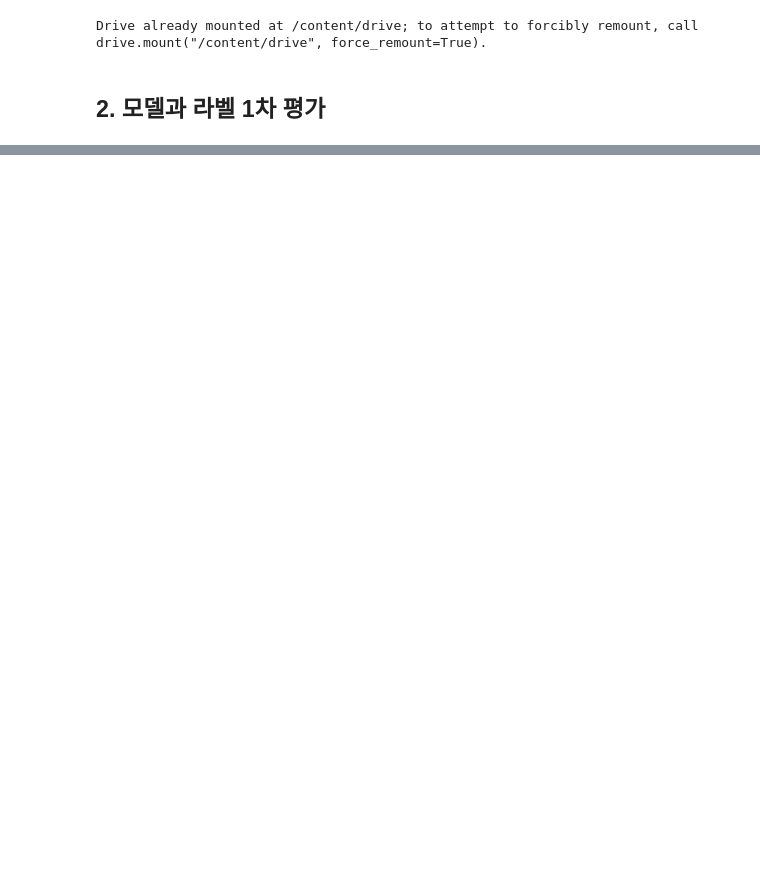
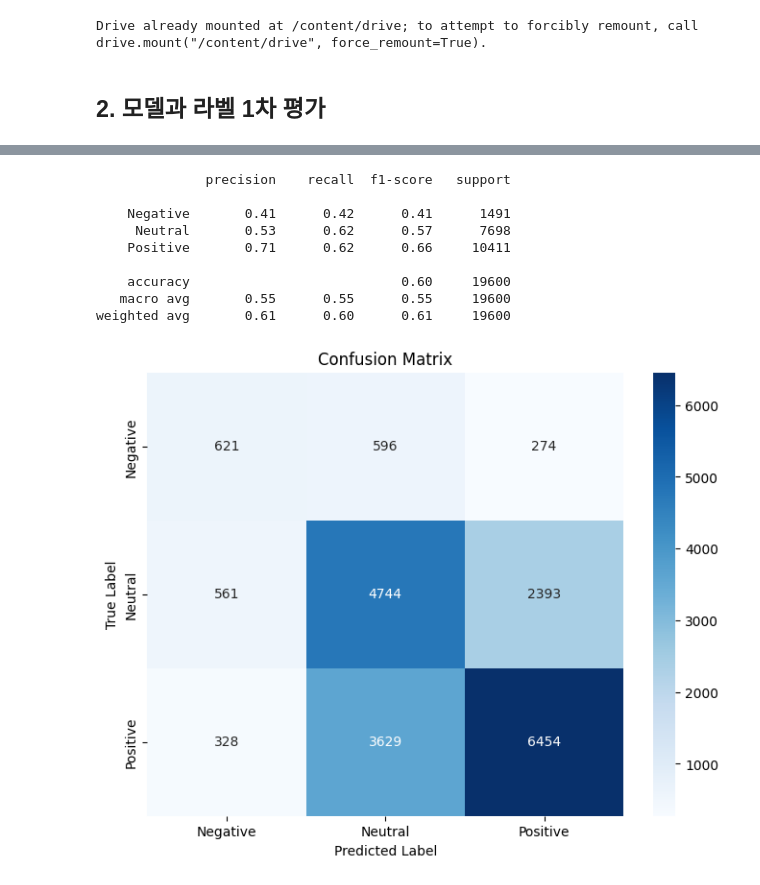
Before and after one commit to blueid13/20242R0136COSE47402, a Jupyter notebook: FinalProject/project.ipynb, the cells around one changed output, grey strips where cells are left out. Cells and saved outputs as stored; diff of their text form; code cells hidden in the pictures; blank space fills up the shorter version.

```diff
--- a/FinalProject/project.ipynb
+++ b/FinalProject/project.ipynb
@@ -237,0 +211,16 @@ print(classification_report(flattened_true_labels, flattened_predicted_labels, t
+# %%
+# 텍스트 데이터 로드
+texts_df = pd.read_csv('/content/drive/MyDrive/Colab Notebooks/COSE474/MVSA/texts.csv')
+# %%
+def preprocess(text):
+    new_text = []
+    for t in text.split(" "):
+        t = '@user' if t.startswith('@') and len(t) > 1 else t
+        t = 'http' if t.startswith('http') else t
+        new_text.append(t)
+    return " ".join(new_text)
+# %%
+texts_df['Text'] = texts_df['Text'].apply(preprocess)
+# %%
+# 라벨 데이터와 텍스트 데이터 병합
+merged_df = pd.merge(label_df, texts_df, on='ID')
@@ -237,0 +275,60 @@ print(classification_report(flattened_true_labels, flattened_predicted_labels, t
+# %%
+# 1. 분류 보고서 출력
+print(classification_report(majority_labels, predicted_labels, target_names=class_names))
+
+# 2. 혼동 행렬 시각화
+cm = confusion_matrix(majority_labels, predicted_labels)
+
+plt.figure(figsize=(8, 6))
+sns.heatmap(cm, annot=True, fmt='d', cmap='Blues', xticklabels=class_names, yticklabels=class_names)
+plt.xlabel('Predicted Label')
+plt.ylabel('True Label')
+plt.title('Confusion Matrix')
+plt.show()
+
+# 3. 정규화된 혼동 행렬 시각화
+cm_normalized = cm.astype('float') / cm.sum(axis=1)[:, np.newaxis]
+
+plt.figure(figsize=(8, 6))
+sns.heatmap(cm_normalized, annot=True, fmt='.2f', cmap='Blues', xticklabels=class_names, yticklabels=class_names)
+plt.xlabel('Predicted Label')
+plt.ylabel('True Label')
+plt.title('Normalized Confusion Matrix')
+plt.show()
+
+# 4. 잘못 분류된 샘플 확인
+misclassified_indices = []
+
+for i, (true_label, pred_label) in enumerate(zip(majority_labels, predicted_labels)):
+    if pred_label != true_label:
+        misclassified_indices.append(i)
+
+print(f"잘못 분류된 샘플 수: {len(misclassified_indices)}")
+
+# 잘못 분류된 샘플 중 일부를 출력
+num_samples_to_show = 5  # 표시할 샘플 수
+
+for idx in misclassified_indices[:num_samples_to_show]:
+    print(f"\n샘플 인덱스: {idx}")
+    print(f"텍스트: {merged_df.iloc[idx]['Text']}")
+    true_label = class_names[majority_labels[idx]]
+    pred_label = class_names[predicted_labels[idx]]
+    print(f"실제 라벨: {true_label}")
+    print(f"예측 라벨: {pred_label}")
+
+# 5. 예시로 첫 번째 샘플의 확률 분포 출력
+first_sample_probs = predicted_probabilities[0][0]
+print(f"\n첫 번째 샘플의 클래스별 확률 분포:")
+for i, prob in enumerate(first_sample_probs):
+    print(f"{class_names[i]}: {prob:.4f}")
+# %% [output]
+              precision    recall  f1-score   support
+
+    Negative       0.41      0.42      0.41      1491
+     Neutral       0.53      0.62      0.57      7698
+    Positive       0.71      0.62      0.66     10411
+
+    accuracy                           0.60     19600
+   macro avg       0.55      0.55      0.55     19600
+weighted avg       0.61      0.60      0.61     19600
+[figure, added]
```
Also changed, not shown: parts of 13 cells of this notebook.
